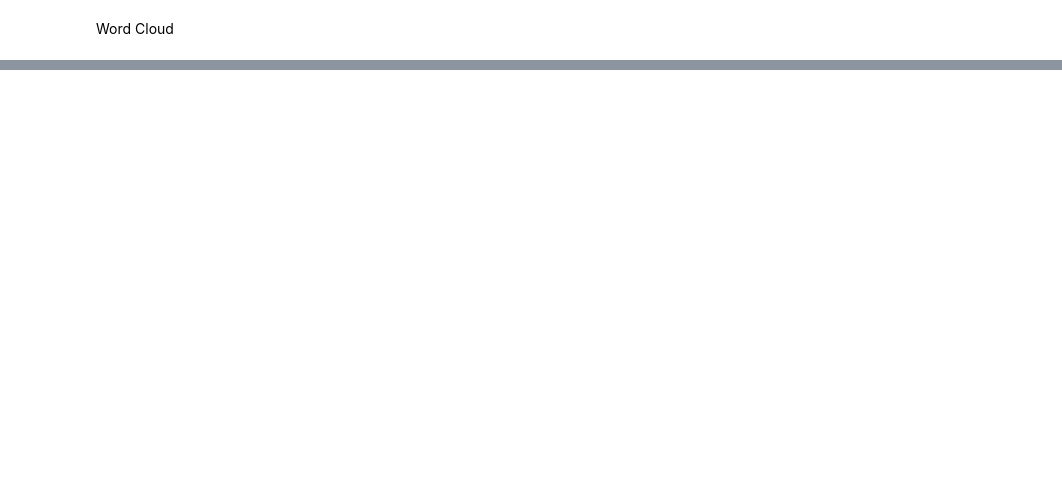
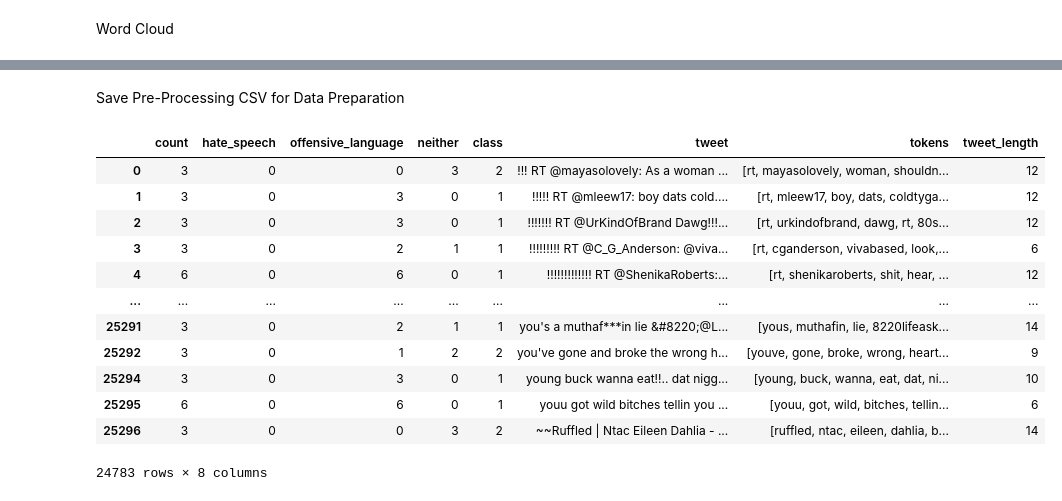
Before and after one commit to MendelinaL/Capstone, a Jupyter notebook: Code Library/Data Exploration.ipynb, the cells around one changed output, grey strips where cells are left out. Saved outputs shown, nothing was run; the diff lists cells and outputs as text; code cells hidden in the pictures; blank space fills up the shorter version.

```diff
--- a/Code Library/Data Exploration.ipynb
+++ b/Code Library/Data Exploration.ipynb
@@ -393,0 +398,18 @@ plt.show()
+# %% [markdown]
+Save Pre-Processing CSV for Data Preparation
+# %%
+df
+# %% [output]
+|  | count | hate_speech | offensive_language | neither | class | tweet | tokens | tweet_length |
+| 0 | 3 | 0 | 0 | 3 | 2 | !!! RT @mayasolovely: As a woman ... | [rt, mayasolovely, woman, shouldn... | 12 |
+| 1 | 3 | 0 | 3 | 0 | 1 | !!!!! RT @mleew17: boy dats cold.... | [rt, mleew17, boy, dats, coldtyga... | 12 |
+| 2 | 3 | 0 | 3 | 0 | 1 | !!!!!!! RT @UrKindOfBrand Dawg!!!... | [rt, urkindofbrand, dawg, rt, 80s... | 12 |
+| 3 | 3 | 0 | 2 | 1 | 1 | !!!!!!!!! RT @C_G_Anderson: @viva... | [rt, cganderson, vivabased, look,... | 6 |
+| 4 | 6 | 0 | 6 | 0 | 1 | !!!!!!!!!!!!! RT @ShenikaRoberts:... | [rt, shenikaroberts, shit, hear, ... | 12 |
+| ... | ... | ... | ... | ... | ... | ... | ... | ... |
+| 25291 | 3 | 0 | 2 | 1 | 1 | you's a muthaf***in lie &#8220;@L... | [yous, muthafin, lie, 8220lifeask... | 14 |
+| 25292 | 3 | 0 | 1 | 2 | 2 | you've gone and broke the wrong h... | [youve, gone, broke, wrong, heart... | 9 |
+| 25294 | 3 | 0 | 3 | 0 | 1 | young buck wanna eat!!.. dat nigg... | [young, buck, wanna, eat, dat, ni... | 10 |
+| 25295 | 6 | 0 | 6 | 0 | 1 | youu got wild bitches tellin you ... | [youu, got, wild, bitches, tellin... | 6 |
+| 25296 | 3 | 0 | 0 | 3 | 2 | ~~Ruffled | Ntac Eileen Dahlia - ... | [ruffled, ntac, eileen, dahlia, b... | 14 |
+24783 rows × 8 columns
```
Also changed, not shown: parts of 16 cells of this notebook, 6 other files.
